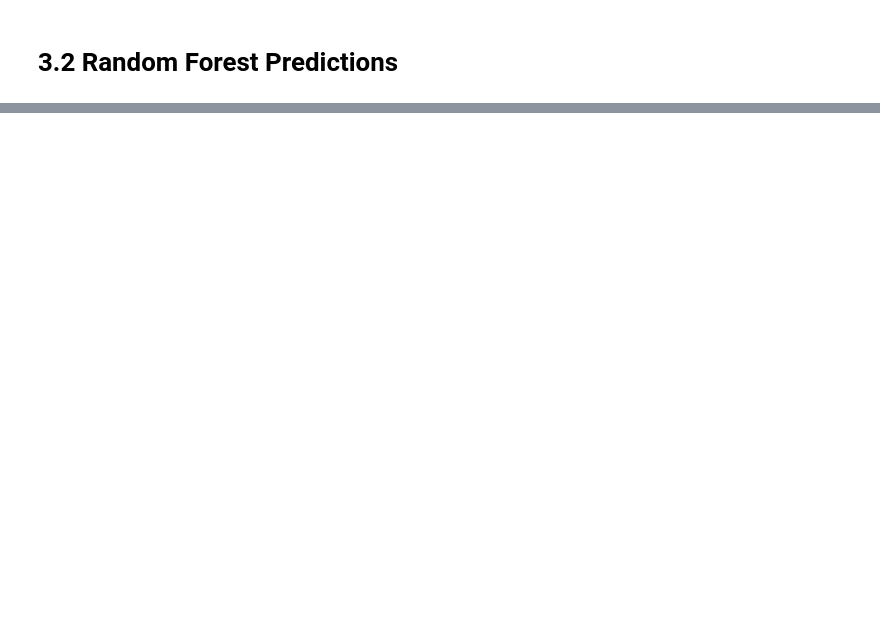
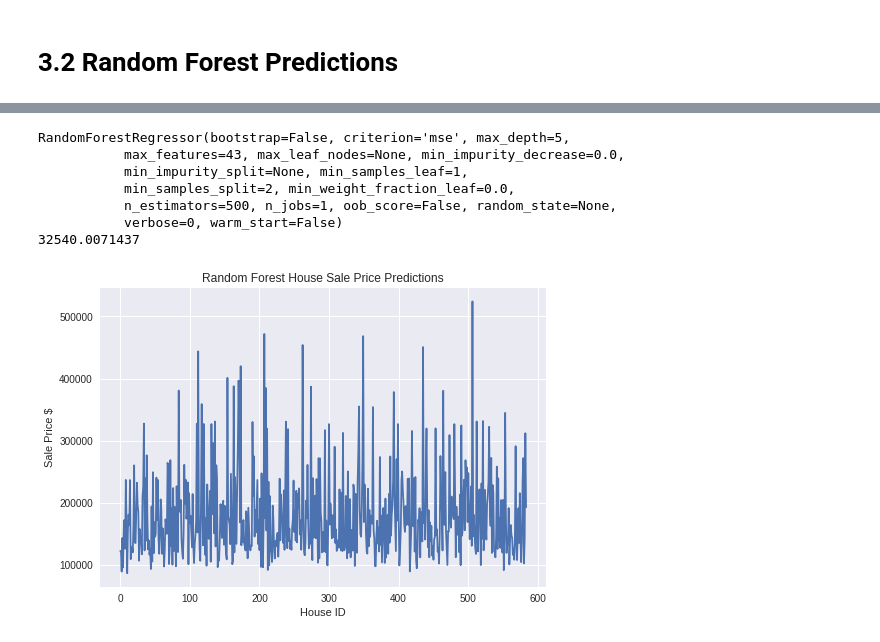
Before and after one commit to rxu17/House_Prices_Study, a Jupyter notebook: House_Prices_Study.ipynb, the cells around one changed output, grey strips where cells are left out. Drawn from its saved outputs; the diff is of its cells as text; code cells hidden in the pictures; blank space fills up the shorter version.

```diff
--- a/House_Prices_Study.ipynb
+++ b/House_Prices_Study.ipynb
@@ -374,0 +649,8 @@ plt.show()
+# %%
+# new training/testing splits for new cleaned dataset
+variables = house_train_new.drop('SalePrice', axis = 1).columns.values
+dep_var = 'SalePrice'
+
+X_train, X_test, y_train, y_test = train_test_split(house_train_new[variables], house_train_new[dep_var], test_size = 0.4)
+print(X_train.head())
+print(y_train.head())
@@ -374,0 +702,6 @@ plt.show()
+# %%
+# our linear regression fit
+lr = LinearRegression()
+lr.fit(X_train, y_train)
+y_hat = lr.predict(X_test)
+print(np.sqrt(mean_squared_error(y_test, y_hat)))
@@ -374,0 +710,16 @@ plt.show()
+# %%
+# using our various models
+models = [["AdaBoost", AdaBoostRegressor()], ["KNN", KNeighborsRegressor()], ["SVR", SVR()],
+          ["GaussianNB", GaussianNB()], ["NeuralNet", MLPRegressor(solver = 'lbfgs', alpha = 0, hidden_layer_sizes = (int(len(variables)/2)))],
+          ['RandomForest', RandomForestRegressor()], ['LinearRegression', LinearRegression()]]
+
+model_results = pd.DataFrame(columns=["Model", "RMSE"])
+index = 0
+for i, j in models:
+    j.fit(X_train, y_train)
+    y_hat = j.predict(X_test)
+    mse = mean_squared_error(y_test, y_hat)
+    model_results.loc[index] = [i, np.sqrt(mse)]
+    index += 1
+
+model_results
@@ -374,0 +735,22 @@ plt.show()
+# %%
+# Since random forest is our best performing regressor, we're going to tune it
+rf = RandomForestRegressor(n_estimators = 500, max_features = int(len(variables)*0.5), max_depth = 5, bootstrap=False)
+print(rf)
+rf.fit(X_train, y_train)
+y_hat = rf.predict(X_test)
+print(np.sqrt(mean_squared_error(y_hat, y_test))) # our RMSE for the predictions of sale prices
+
+plt.plot(y_hat)
+plt.title("Random Forest House Sale Price Predictions")
+plt.ylabel('Sale Price $')
+plt.xlabel("House ID")
+plt.show()
+# %% [output]
+RandomForestRegressor(bootstrap=False, criterion='mse', max_depth=5,
+           max_features=43, max_leaf_nodes=None, min_impurity_decrease=0.0,
+           min_impurity_split=None, min_samples_leaf=1,
+           min_samples_split=2, min_weight_fraction_leaf=0.0,
+           n_estimators=500, n_jobs=1, oob_score=False, random_state=None,
+           verbose=0, warm_start=False)
+32540.0071437
+[figure, added]
```
Also changed, not shown: parts of 39 cells of this notebook.
